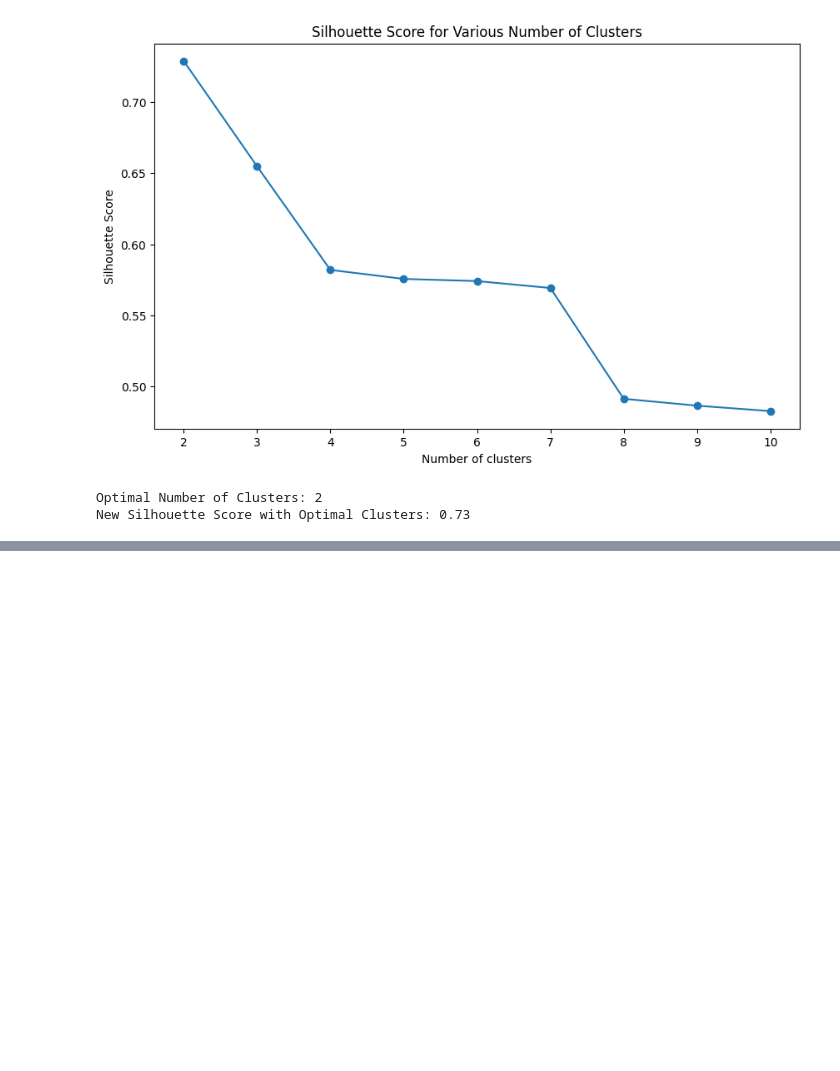
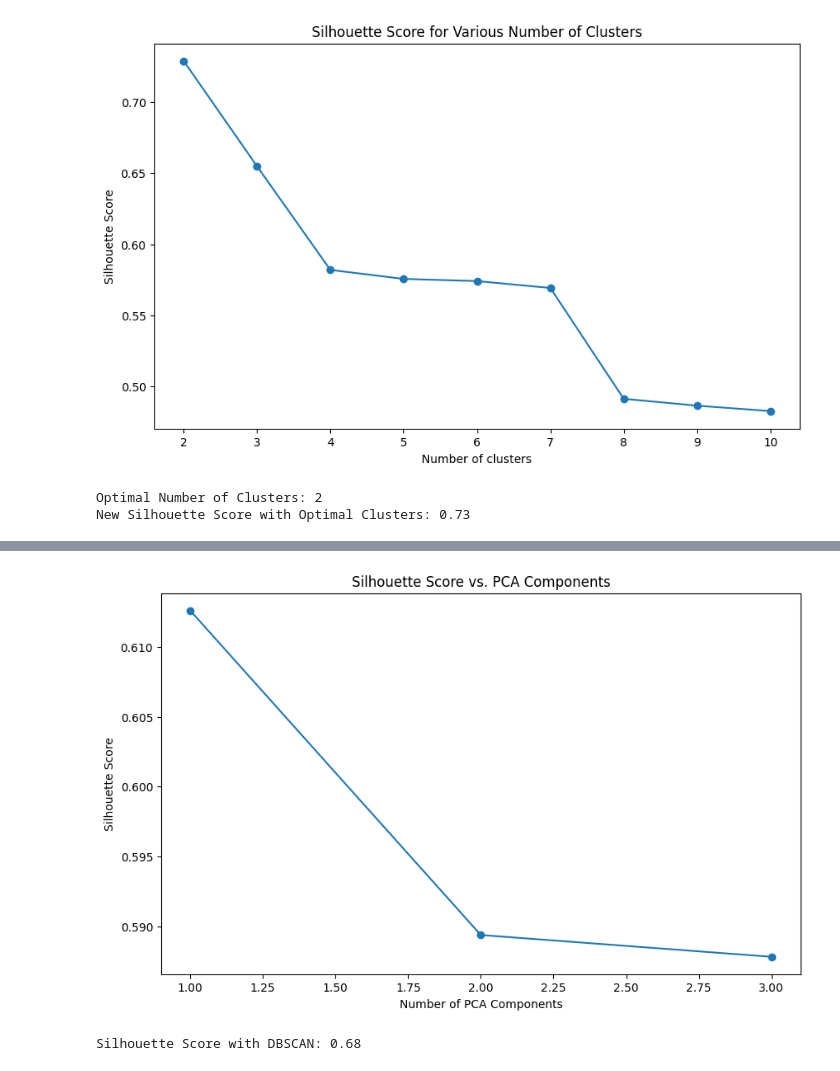
Before and after one commit to amirRafati/451Assignemnt3, a Jupyter notebook: DataProcessing.ipynb, the cells around one changed output, grey strips where cells are left out. Cells and saved outputs as stored; diff of their text form; code cells hidden in the pictures; blank space fills up the shorter version.

```diff
--- a/DataProcessing.ipynb
+++ b/DataProcessing.ipynb
@@ -344,0 +345,63 @@ Silhouette Score with GMM: 0.17
+# %%
+from sklearn.metrics import silhouette_score
+from sklearn.mixture import GaussianMixture
+from sklearn.decomposition import PCA
+import matplotlib.pyplot as plt
+import numpy as np
+import pandas as pd
+
+# Assuming rfm_scaled is your scaled RFM data
+# rfm_pca is the PCA-transformed RFM data from your previous step
+
+# 1. Reevaluate PCA's Impact on Clustering Performance
+silhouette_scores_pca = {}
+n_components_range = range(1, min(5, rfm_scaled.shape[1]+1))  # Assuming RFM has at least 3 features
+optimal_n_components = 4  # Based on your previous analysis
+
+for n_components in n_components_range:
+    pca = PCA(n_components=n_components)
+    rfm_pca = pca.fit_transform(rfm_scaled)
+
+    gmm = GaussianMixture(n_components=optimal_n_components, covariance_type='tied', n_init=5, random_state=42)
+    clusters = gmm.fit_predict(rfm_pca)
+    score = silhouette_score(rfm_pca, clusters)
+    silhouette_scores_pca[n_components] = score
+
+# Plotting silhouette scores vs. PCA components
+plt.figure(figsize=(10, 6))
+plt.plot(list(silhouette_scores_pca.keys()), list(silhouette_scores_pca.values()), marker='o')
+plt.xlabel('Number of PCA Components')
+plt.ylabel('Silhouette Score')
+plt.title('Silhouette Score vs. PCA Components')
+plt.show()
+
+# 2. Advanced Feature Engineering (Conceptual)
+# Assuming additional features are available in `df_additional`
+# df = pd.read_csv('path_to_your_full_dataset.csv')
+# Perform additional feature engineering here
+
+# 3. Qualitatively Assess Cluster Characteristics
+# This step requires manual analysis; review the centroids or most common values/features in each cluster
+
+# 4. Explore Other Clustering Algorithms (Conceptual Example with DBSCAN)
+from sklearn.cluster import DBSCAN
+from sklearn.preprocessing import StandardScaler
+
+# Standardize features by removing the mean and scaling to unit variance
+X_std = StandardScaler().fit_transform(rfm_scaled)
+
+# DBSCAN
+dbscan = DBSCAN(eps=0.5, min_samples=5)
+clusters_dbscan = dbscan.fit_predict(X_std)
+
+# Assess clustering (for demonstration, silhouette might not be the best metric for DBSCAN due to noise points)
+if len(np.unique(clusters_dbscan)) > 1:  # Ensure we have more than one cluster excluding noise
+    score_dbscan = silhouette_score(X_std, clusters_dbscan)
+    print(f"Silhouette Score with DBSCAN: {score_dbscan:.2f}")
+else:
+    print("DBSCAN produced a single cluster or only noise.")
+
+# Note: Adjust DBSCAN parameters (`eps` and `min_samples`) based on the scale of your data and desired cluster granularity.
+# %% [output]
+[figure, added]
+Silhouette Score with DBSCAN: 0.68
```
Also changed, not shown: parts of 5 cells of this notebook.
